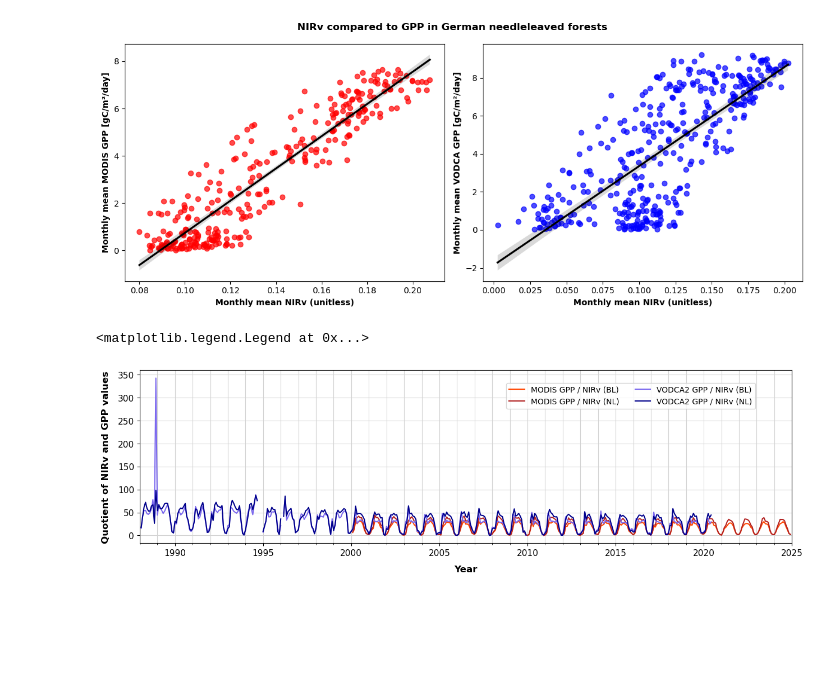
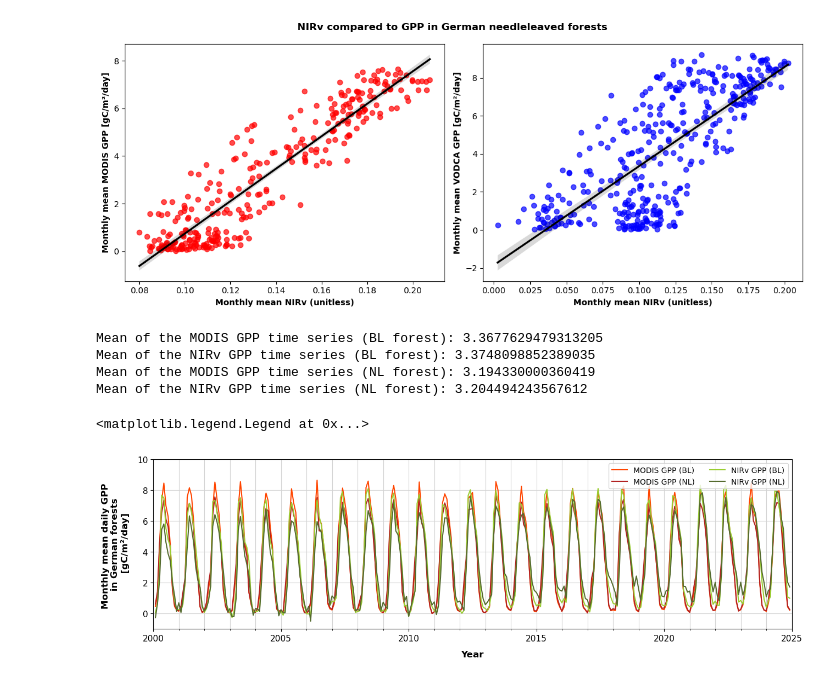
Before and after one commit to irishaake/Thesis_Msc, a Jupyter notebook: 31_Calculate_GPP.ipynb, the cells around one changed output. Saved outputs shown, nothing was run; the diff lists cells and outputs as text; code cells hidden in the pictures; blank space fills up the shorter version.

```diff
--- a/31_Calculate_GPP.ipynb
+++ b/31_Calculate_GPP.ipynb
@@ -67,3 +70,7 @@ nirv_monthly_spatial_means_NL = nirv_monthly_spatial_means_NL.reset_index()
+# %%
+# load datasets
+nirv_monthly_spatial_means_BL = pd.read_csv("./Tables/Spatial_Means/NIRv_Monthly_Spatial_Means_BL.csv", index_col = 0)
+nirv_monthly_spatial_means_NL = pd.read_csv("./Tables/Spatial_Means/NIRv_Monthly_Spatial_Means_NL.csv", index_col = 0)
 # %%
 # convert the time values to pandas datetime
 nirv_monthly_spatial_means_BL["time"] = pd.to_datetime(nirv_monthly_spatial_means_BL["time"])
@@ -212,27 +219,37 @@ plt.tight_layout()
 plt.show()
 # %% [output]
 [figure]
-# %%
-# divide modis and vodca gpp by nirv to determine alpha value
-df_nirv_modis_BL["Quotient"] = df_nirv_modis_BL["MODIS GPP"] / df_nirv_modis_BL["NIRv"]
-df_nirv_modis_NL["Quotient"] = df_nirv_modis_NL["MODIS GPP"] / df_nirv_modis_NL["NIRv"]
-df_nirv_vodca_BL["Quotient"] = df_nirv_vodca_BL["VODCA2 GPP"] / df_nirv_vodca_BL["NIRv"]
-df_nirv_vodca_NL["Quotient"] = df_nirv_vodca_NL["VODCA2 GPP"] / df_nirv_vodca_NL["NIRv"]
+# %%
+# apply equation to NIRv dataset to calculate GPP
+df_nirv_modis_BL["NIRv GPP"] = (df_nirv_modis_BL["NIRv"] - 0.1664) * 36 + 3.357
+df_nirv_modis_NL["NIRv GPP"] = (df_nirv_modis_NL["NIRv"] - 0.1357) * 66 + 3.1843
+# %%
+# see if means of GPP time series match
+print(f"Mean of the MODIS GPP time series (BL forest): {df_nirv_modis_BL["MODIS GPP"].mean()}")
+print(f"Mean of the NIRv GPP time series (BL forest): {df_nirv_modis_BL["NIRv GPP"].mean()}")
+print(f"Mean of the MODIS GPP time series (NL forest): {df_nirv_modis_NL["MODIS GPP"].mean()}")
+print(f"Mean of the NIRv GPP time series (NL forest): {df_nirv_modis_NL["NIRv GPP"].mean()}")
+# %% [output]
+Mean of the MODIS GPP time series (BL forest): 3.3677629479313205
+Mean of the NIRv GPP time series (BL forest): 3.3748098852389035
+Mean of the MODIS GPP time series (NL forest): 3.194330000360419
+Mean of the NIRv GPP time series (NL forest): 3.204494243567612
 # %%
 # plot result
 fig, ax = plt.subplots(figsize=(15,4))
-ax.plot('time', 'Quotient', data=df_nirv_modis_BL, color='orangered', linewidth=1.5, linestyle='-', label="MODIS GPP / NIRv (BL)")
-ax.plot('time', 'Quotient', data=df_nirv_modis_NL, color='firebrick', linewidth=1.5, linestyle='-', label="MODIS GPP / NIRv (NL)")
-ax.plot('time', 'Quotient', data=df_nirv_vodca_BL, color='mediumslateblue', linewidth=1.5, linestyle='-', label="VODCA2 GPP / NIRv (BL)")
-ax.plot('time', 'Quotient', data=df_nirv_vodca_NL, color='darkblue', linewidth=1.5, linestyle='-', label="VODCA2 GPP / NIRv (NL)")
+ax.plot('time', 'MODIS GPP', data=df_nirv_modis_BL, color='orangered', linewidth=1.5, linestyle='-', label="MODIS GPP (BL)")
+ax.plot('time', 'MODIS GPP', data=df_nirv_modis_NL, color='firebrick', linewidth=1.5, linestyle='-', label="MODIS GPP (NL)")
+ax.plot('time', 'NIRv GPP', data=df_nirv_modis_BL, color='yellowgreen', linewidth=1.5, linestyle='-', label="NIRv GPP (BL)")
+ax.plot('time', 'NIRv GPP', data=df_nirv_modis_NL, color='darkolivegreen', linewidth=1.5, linestyle='-', label="NIRv GPP (NL)")
 ax.xaxis.set_major_locator(mdates.YearLocator(5))
 ax.xaxis.set_minor_locator(mdates.YearLocator(1))
 ax.tick_params(axis='both', labelsize=11)
-ax.set_ylabel('Quotient of NIRv and GPP values', fontsize=12, weight='bold', labelpad=10)
+ax.set_ylabel('Monthly mean daily GPP \n in German forests \n [gC/m²/day]', fontsize=12, weight='bold', labelpad=10)
 ax.set_xlabel('Year', fontsize=12, weight='bold', labelpad=10)
-ax.set_xlim(datetime(1988, 1, 1), datetime(2025, 1, 1))
+ax.set_xlim(datetime(2000, 1, 1), datetime(2025, 1, 1))
+ax.set_ylim(-1, 10)
 ax.grid(True, which='both', color='lightgrey')
-ax.legend(loc=1, fontsize=10,  bbox_to_anchor=(0.95, 0.95), ncol = 2)
+ax.legend(loc=1, fontsize=10,  bbox_to_anchor=(1, 1), ncol = 2)
 # %% [output]
 <matplotlib.legend.Legend at 0x...>
-[figure, old version]
+[figure, new version]
```
Also changed, not shown: parts of 32 cells of this notebook, 3 other files.
